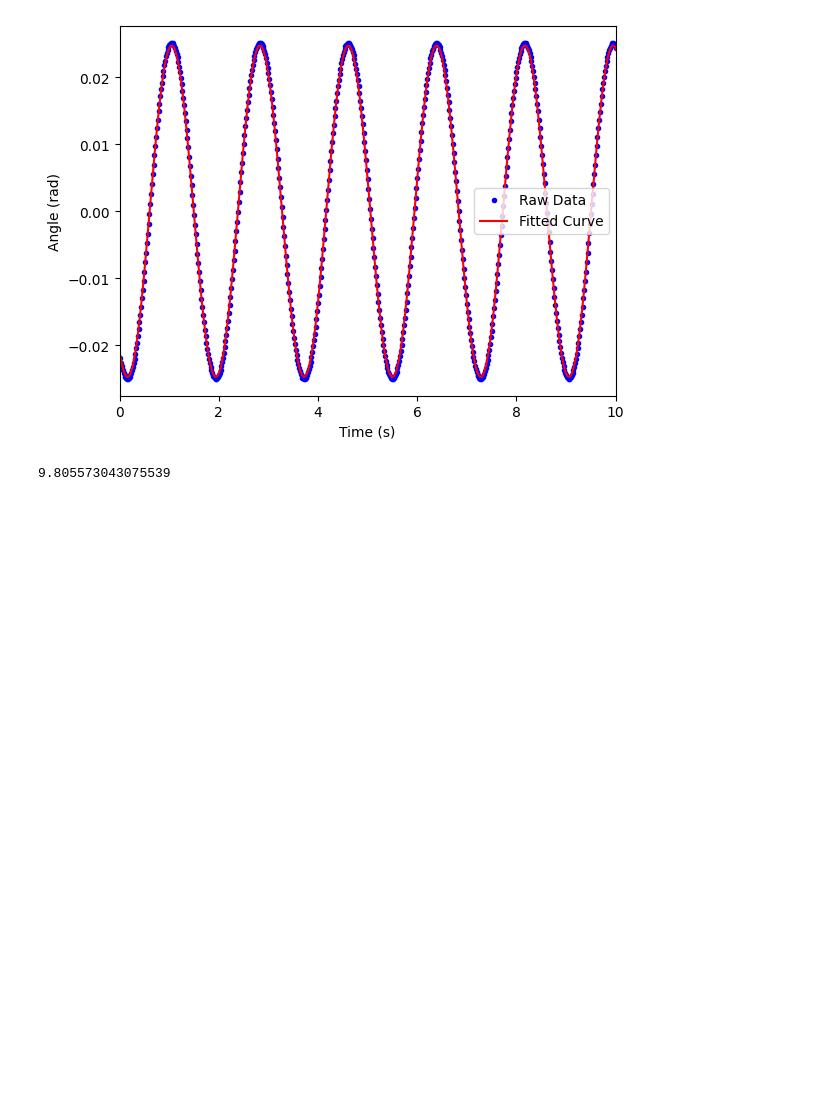
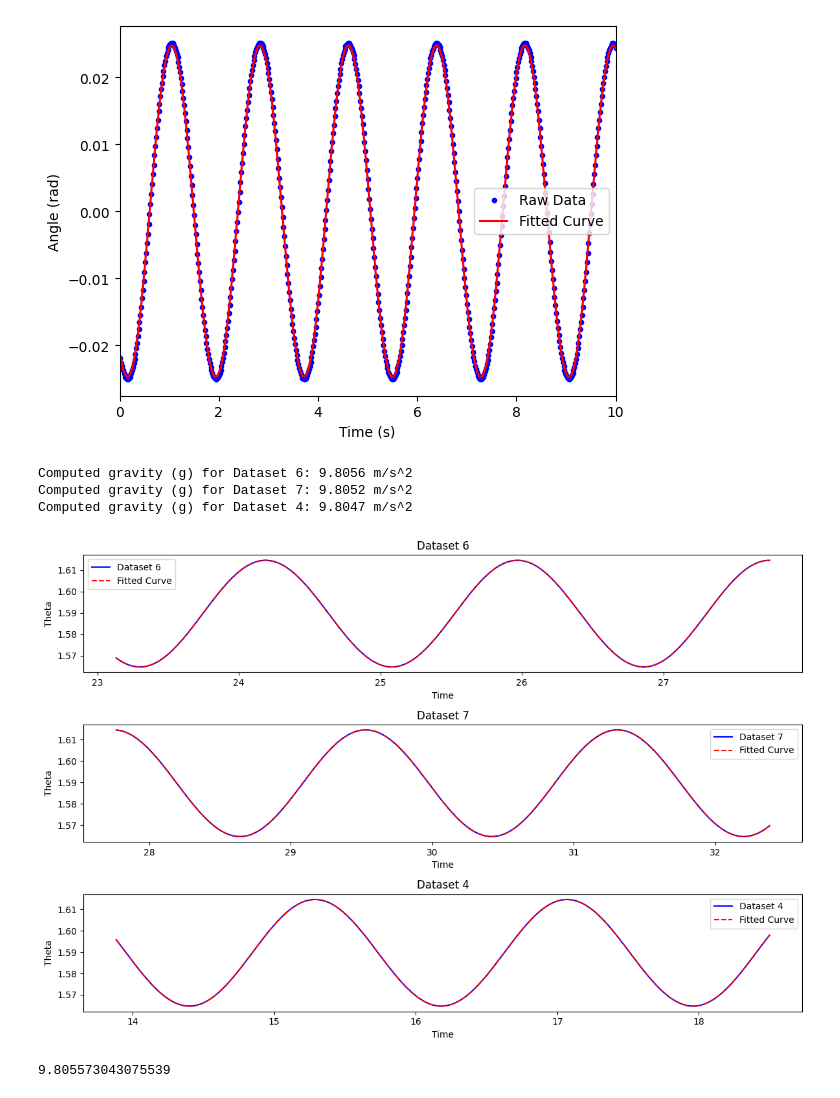
Before and after one commit to zgotobed/Ruchardt, a Jupyter notebook: Code/fit_sine.ipynb, the cells around one changed output. Saved outputs shown, nothing was run; the diff lists cells and outputs as text; code cells hidden in the pictures; blank space fills up the shorter version.

Commit message:
Added better data analysis

```diff
--- a/Code/fit_sine.ipynb
+++ b/Code/fit_sine.ipynb
@@ -204,3 +261,54 @@ Estimated Period: 1.780 s
+# %%
+import matplotlib.pyplot as plt
+import numpy as np
+
+# Randomly choose 5 indices from the range 0 to 9 (for the first 10 datasets)
+random_indices = np.random.choice(range(10), size=3, replace=False)
+
+# Create subplots (2 rows, 3 columns, but will leave one empty)
+fig, axs = plt.subplots(3, 1, figsize=(12, 8))
+
+# Flatten the 2D array of axes for easier indexing
+axs = axs.flatten()
+
+# Loop through the randomly chosen datasets and plot
+for i, idx in enumerate(random_indices):
+    # Extract the fitting function from fit_pendulum
+    fit_results = fit_pendulum(time_blocks[idx], theta_super[idx])
+    fitfunc = fit_results["fitfunc"]
+
+    omega_fit = fit_results["omega"]  # Angular frequency
+
+    # Calculate gravity (g) using the formula: g = omega_fit^2 * L
+    g = omega_fit**2 * L
+
+    # Print the computed gravity value for this dataset
+    print(f"Computed gravity (g) for Dataset {idx + 1}: {g:.4f} m/s^2")
+
+    # Plot the original data (time vs theta)
+    axs[i].plot(time_blocks[idx], theta_super[idx], label=f'Dataset {idx + 1}', color='blue')
+
+    # Plot the fitted curve (using the fitfunc)
+    axs[i].plot(time_blocks[idx], fitfunc(time_blocks[idx]), label='Fitted Curve', color='red', linestyle='--')
+
+    # Set the title and labels
+    axs[i].set_title(f'Dataset {idx + 1}')
+    axs[i].set_xlabel('Time')
+    axs[i].set_ylabel('Theta')
+    axs[i].legend()
+
+# Remove the last empty subplot (the 6th one) to keep the layout clean
+
+# Adjust layout for better appearance
+plt.tight_layout()
+
+# Show the plot
+plt.show()
+# %% [output]
+Computed gravity (g) for Dataset 6: 9.8056 m/s^2
+Computed gravity (g) for Dataset 7: 9.8052 m/s^2
+Computed gravity (g) for Dataset 4: 9.8047 m/s^2
+[figure, added]
 # %%
 g = omega_fit**2 * L
 print(g)
```
Also changed, not shown: parts of 2 cells of this notebook.
